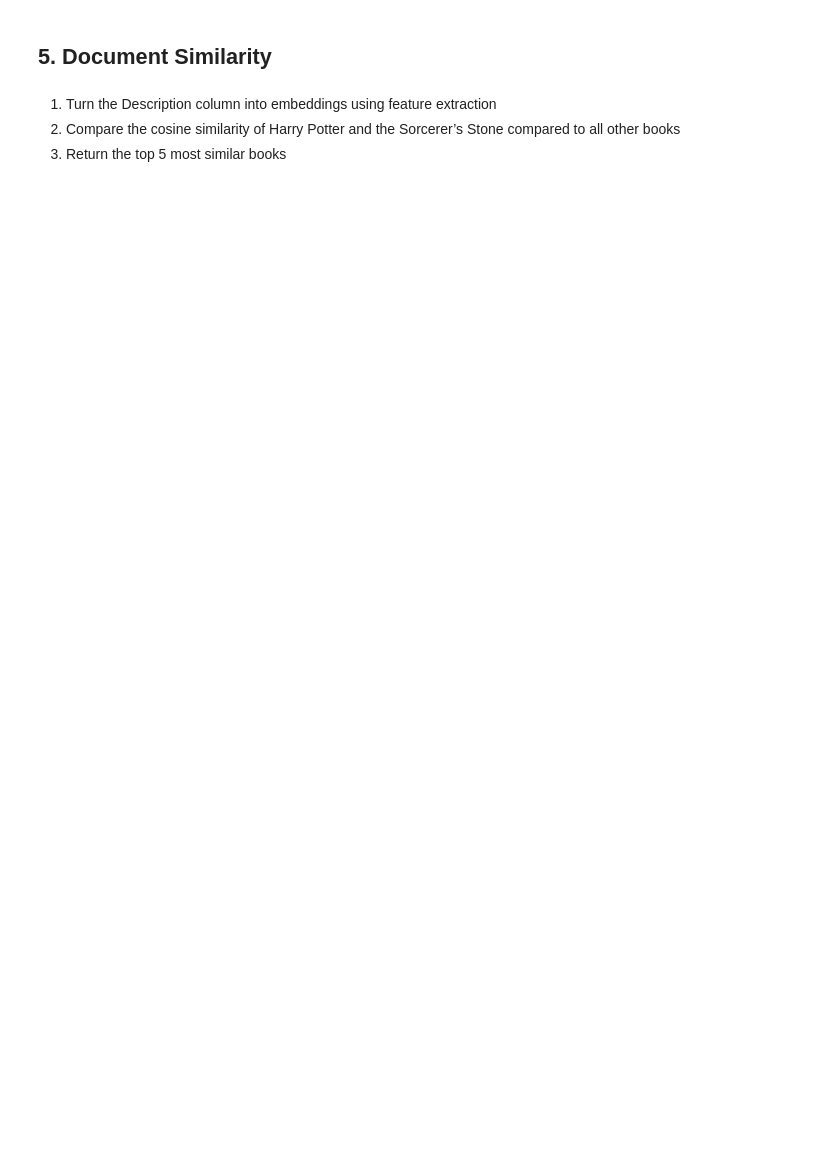
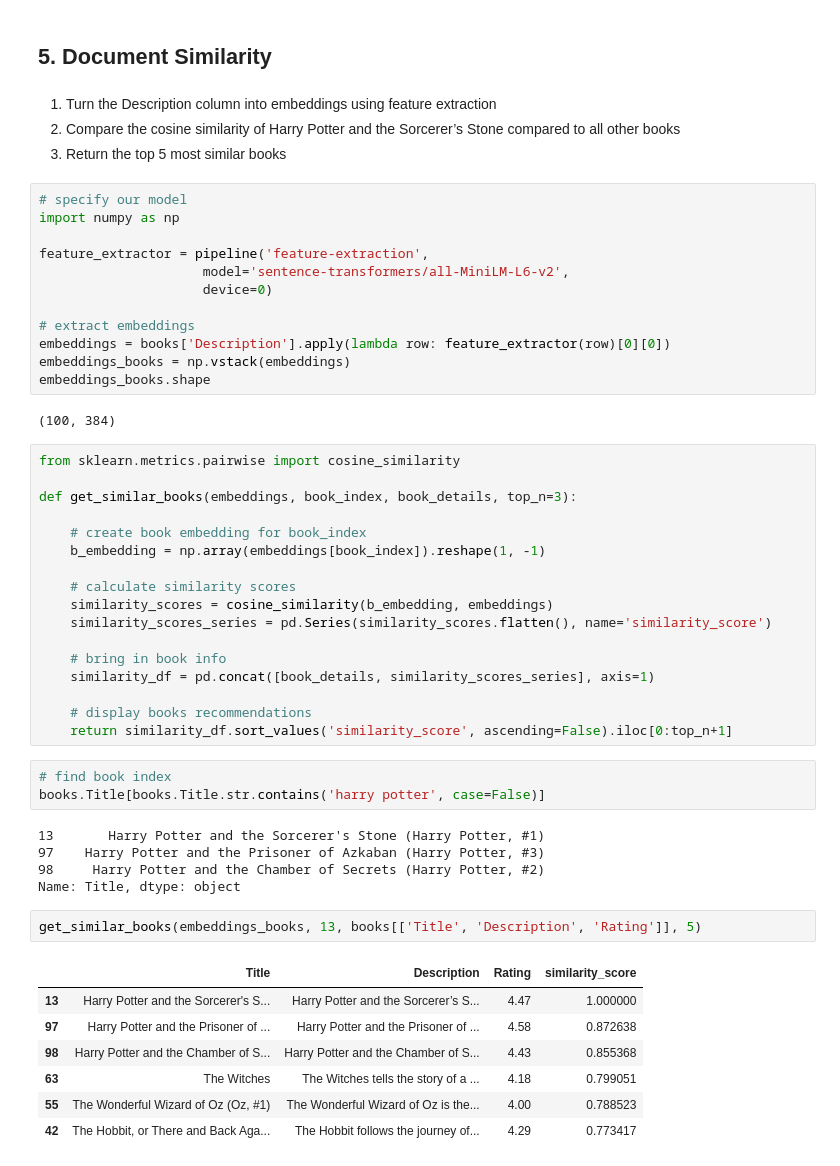
Before and after one commit to Camiloesp/PythonDataScience_NaturalLanguageProcessing, a Jupyter notebook: Course Assignment Notebooks/section7_assignments.ipynb, the cells around one changed output. Saved outputs shown, nothing was run; the diff lists cells and outputs as text; blank space fills up the shorter version.

Commit message:
Document Similarity

```diff
--- a/Course Assignment Notebooks/section7_assignments.ipynb
+++ b/Course Assignment Notebooks/section7_assignments.ipynb
@@ -307,3 +307,52 @@ books.head()
 1. Turn the Description column into embeddings using feature extraction
 2. Compare the cosine similarity of Harry Potter and the Sorcerer’s Stone compared to all other books
 3. Return the top 5 most similar books
+# %%
+# specify our model
+import numpy as np
+
+feature_extractor = pipeline('feature-extraction',
+                     model='sentence-transformers/all-MiniLM-L6-v2',
+                     device=0)
+
+# extract embeddings
+embeddings = books['Description'].apply(lambda row: feature_extractor(row)[0][0])
+embeddings_books = np.vstack(embeddings)
+embeddings_books.shape
+# %% [output]
+(100, 384)
+# %%
+from sklearn.metrics.pairwise import cosine_similarity
+
+def get_similar_books(embeddings, book_index, book_details, top_n=3):
+
+    # create book embedding for book_index
+    b_embedding = np.array(embeddings[book_index]).reshape(1, -1)
+
+    # calculate similarity scores
+    similarity_scores = cosine_similarity(b_embedding, embeddings)
+    similarity_scores_series = pd.Series(similarity_scores.flatten(), name='similarity_score')
+
+    # bring in book info
+    similarity_df = pd.concat([book_details, similarity_scores_series], axis=1)
+
+    # display books recommendations
+    return similarity_df.sort_values('similarity_score', ascending=False).iloc[0:top_n+1]
+# %%
+# find book index
+books.Title[books.Title.str.contains('harry potter', case=False)]
+# %% [output]
+13       Harry Potter and the Sorcerer's Stone (Harry Potter, #1)
+97    Harry Potter and the Prisoner of Azkaban (Harry Potter, #3)
+98     Harry Potter and the Chamber of Secrets (Harry Potter, #2)
+Name: Title, dtype: object
+# %%
+get_similar_books(embeddings_books, 13, books[['Title', 'Description', 'Rating']], 5)
+# %% [output]
+|  | Title | Description | Rating | similarity_score |
+| 13 | Harry Potter and the Sorcerer's S... | Harry Potter and the Sorcerer’s S... | 4.47 | 1.000000 |
+| 97 | Harry Potter and the Prisoner of ... | Harry Potter and the Prisoner of ... | 4.58 | 0.872638 |
+| 98 | Harry Potter and the Chamber of S... | Harry Potter and the Chamber of S... | 4.43 | 0.855368 |
+| 63 | The Witches | The Witches tells the story of a ... | 4.18 | 0.799051 |
+| 55 | The Wonderful Wizard of Oz (Oz, #1) | The Wonderful Wizard of Oz is the... | 4.00 | 0.788523 |
+| 42 | The Hobbit, or There and Back Aga... | The Hobbit follows the journey of... | 4.29 | 0.773417 |
```
Also changed, not shown: parts of 4 cells of this notebook.
